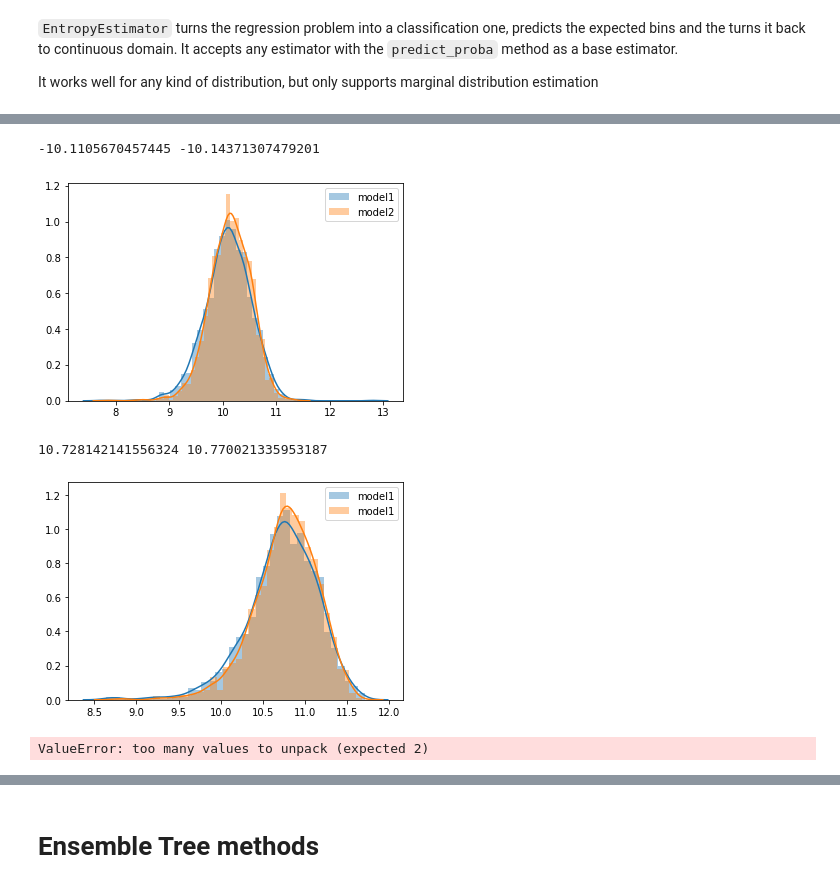
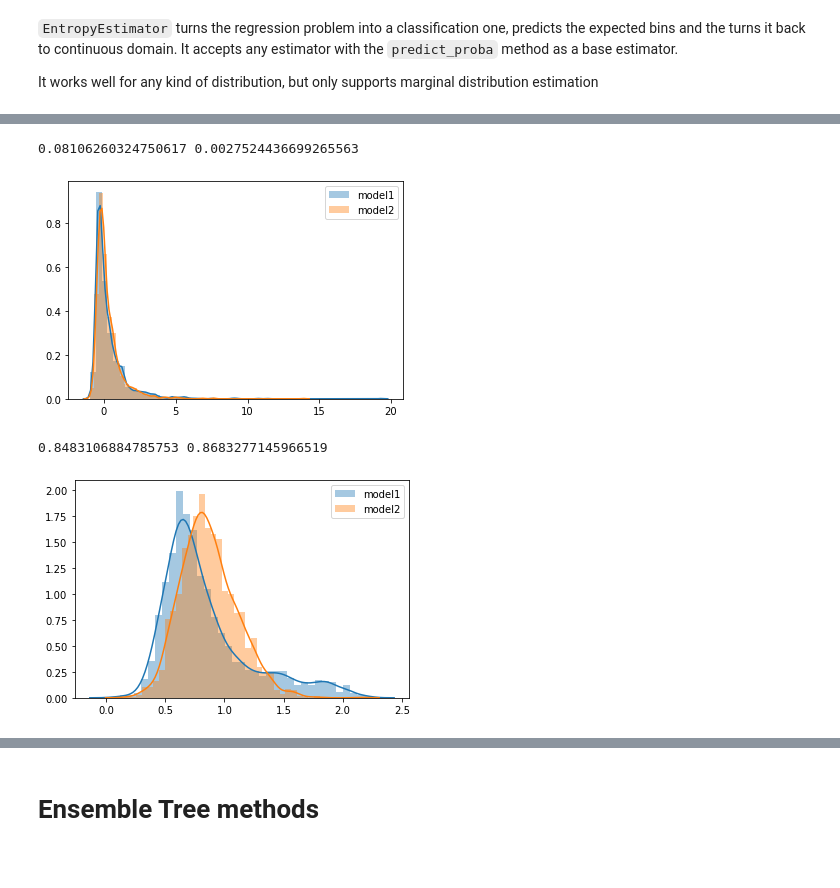
Before and after one commit to AlanGanem/scikit-density, a Jupyter notebook: notebooks/01_ensemble.ipynb, the cells around one changed output, grey strips where cells are left out. Drawn from its saved outputs; the diff is of its cells as text; code cells hidden in the pictures; blank space fills up the shorter version.

Commit message:
added noise sample functionalities

```diff
--- a/notebooks/01_ensemble.ipynb
+++ b/notebooks/01_ensemble.ipynb
@@ -95,7 +103,7 @@ X,y = make_regression(
 
 
 #make one of X[1] feature mode weightening
-bimodal_factor_wieght = 0
+bimodal_factor_wieght = 2
 bimodal_factors = (sigmoid(bimodal_factor_wieght*X[:,-1]) > np.random.random(size = X.shape[0])).astype(int)
 bimodal_factors[bimodal_factors == 0] = -1
 bimodal_factors = bimodal_factors.reshape(-1,1)
@@ -260,8 +355,8 @@ It works well for any kind of distribution, but only supports marginal distribut
 from sklearn.linear_model import LogisticRegression
 import matplotlib.pyplot as plt
 
-estim1 = EntropyEstimator(LogisticRegression(), 100)
-estim2 = EntropyEstimator(LogisticRegression(), 300)
-estim1.fit(X_train, y_train[:,0])
-estim2.fit(X_train, y_train[:,0])
+estim1 = EntropyEstimator(LogisticRegression(), 10)
+estim2 = EntropyEstimator(ensemble.RandomForestClassifier(), 10)
+estim1.fit(X_train, y_train[:,1])
+estim2.fit(X_train, y_train[:,1])
 # %% [output]
@@ -279,32 +389,30 @@ plt.axvline(y_test[k,0])
 # %%
 alpha = 1
-samples1 = estim1.sample(X_test, alpha = alpha)
-samples2 = estim2.sample(X_test, alpha = alpha)
+samples1 = estim1.sample(X_test, 100, alpha = alpha, noise_factor = 1)
+samples2 = estim2.sample(X_test, 100, alpha = alpha, noise_factor = 1)
 # %%
-nll1 = -np.log2(kde_likelihood(y_test[:,0],samples1))
-nll2 = -np.log2(kde_likelihood(y_test[:,0],samples2))
-sns.distplot(nll1, label = 'model1')
-sns.distplot(nll2, label = 'model2')
+nll1 = -np.log2(kde_likelihood(y_test[:,1:2],samples1))
+nll2 = -np.log2(kde_likelihood(y_test[:,1:2],samples2))
+sns.distplot(nll1[nll1 < 30], label = 'model1')
+sns.distplot(nll2[nll2 < 30], label = 'model2')
 plt.legend()
 print(np.median(-nll1[nll1 < 1e10]), -np.median(nll2[nll2 < 1e10]))
 # %% [output]
--10.1105670457445 -10.14371307479201
+0.08106260324750617 0.0027524436699265563
-[figure, old version]
+[figure, new version]
 # %%
-entr1 = kde_entropy(samples1, sample_size = 200)
-entr2 = kde_entropy(samples2, sample_size = 200)
+entr1 = kde_entropy(samples1, sample_size = 100)
+entr2 = kde_entropy(samples2, sample_size = 100)
 sns.distplot(entr1, label = 'model1')
-sns.distplot(entr2, label = 'model1')
+sns.distplot(entr2, label = 'model2')
 plt.legend()
 print(entr1.mean(),entr2.mean())
 # %% [output]
-10.728142141556324 10.770021335953187
+0.8483106884785753 0.8683277145966519
-[figure, old version]
+[figure, new version]
 # %%
-q2 = quantile(y_test[:,0],KDE().fit(samples2.reshape()).sample(100))
-q1 = quantile(y_test[:,0],KDE().fit(samples1).sample(100))
+q2 = kde_quantile(y_test[:,0],samples2)
+q1 = kde_quantile(y_test[:,0],samples1)
-# %% [output]
-ValueError: too many values to unpack (expected 2)
 # %%
 sns.distplot(q1)
 # %% [output]
```
Also changed, not shown: parts of 47 cells of this notebook, 8 other files.
